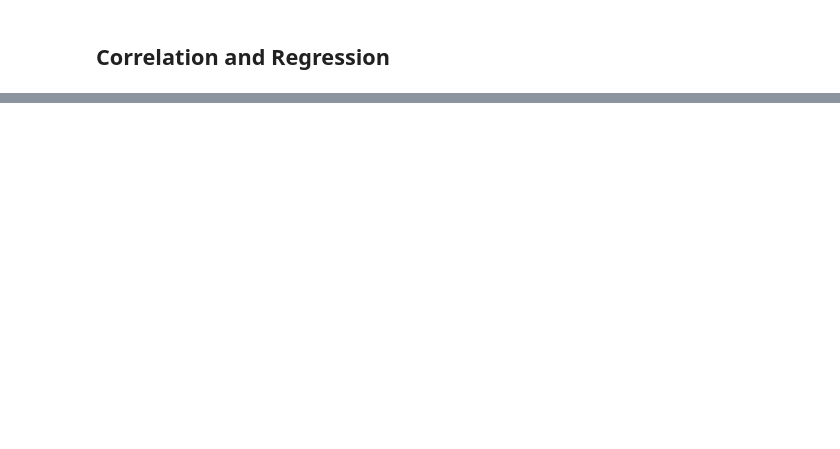
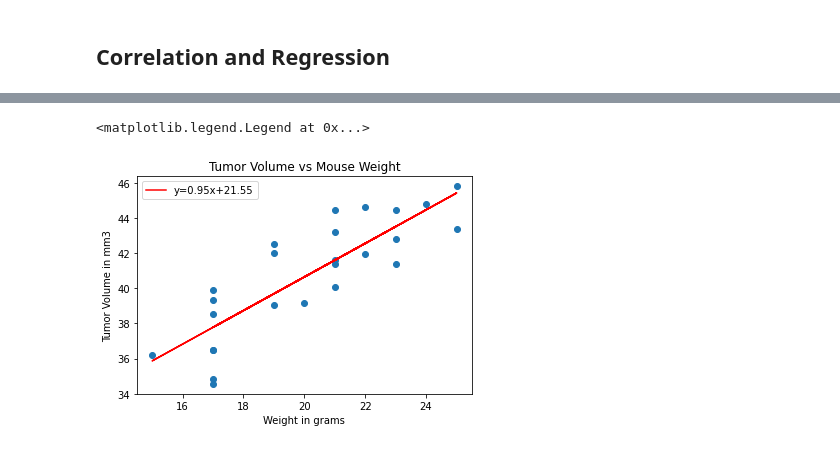
Before and after one commit to nhaile96/matplotlib_HW, a Jupyter notebook: Pymaceuticals/pymaceuticals_starter.ipynb, the cells around one changed output, grey strips where cells are left out. Cells and saved outputs as stored; diff of their text form; code cells hidden in the pictures; blank space fills up the shorter version.

```diff
--- a/Pymaceuticals/pymaceuticals_starter.ipynb
+++ b/Pymaceuticals/pymaceuticals_starter.ipynb
@@ -245,0 +387,15 @@ plt.axis("equal")
+# %%
+
+(slope, intercept, rvalue, pvalue, stderr) = linregress(capavg['Weight (g)'],capavg['Tumor Volume (mm3)'])
+regress_values = capavg['Weight (g)'] * slope + intercept
+line_eq = "y = " + str(round(slope,2)) + "x + " + str(round(intercept,2))
+plt.scatter(capavg['Weight (g)'],capavg['Tumor Volume (mm3)'])
+plt.plot(capavg['Weight (g)'],regress_values,"r-",label='y={:.2f}x+{:.2f}'.format(slope,intercept))
+
+plt.title('Tumor Volume vs Mouse Weight')
+plt.xlabel('Weight in grams')
+plt.ylabel('Tumor Volume in mm3')
+plt.legend()
+# %% [output]
+<matplotlib.legend.Legend at 0x...>
+[figure, added]
```
Also changed, not shown: parts of 9 cells of this notebook.
